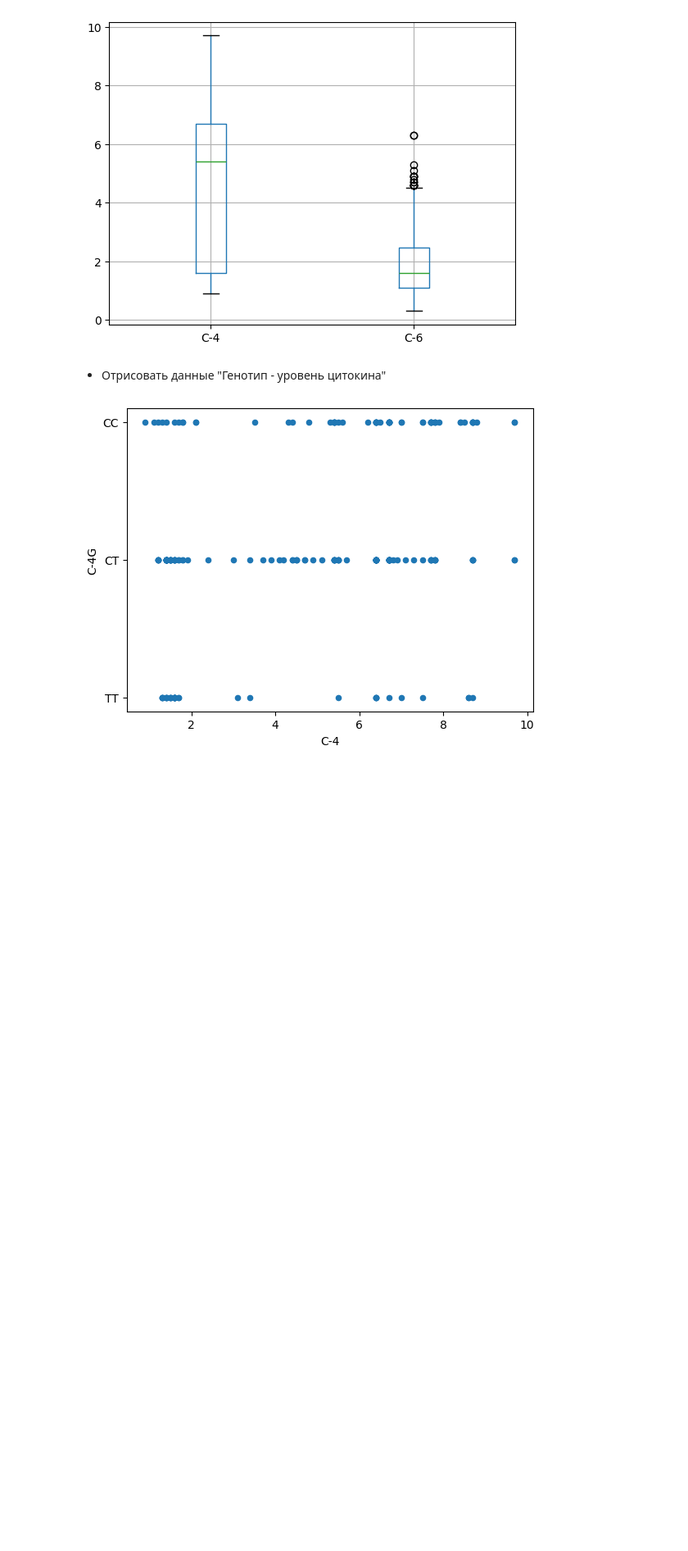
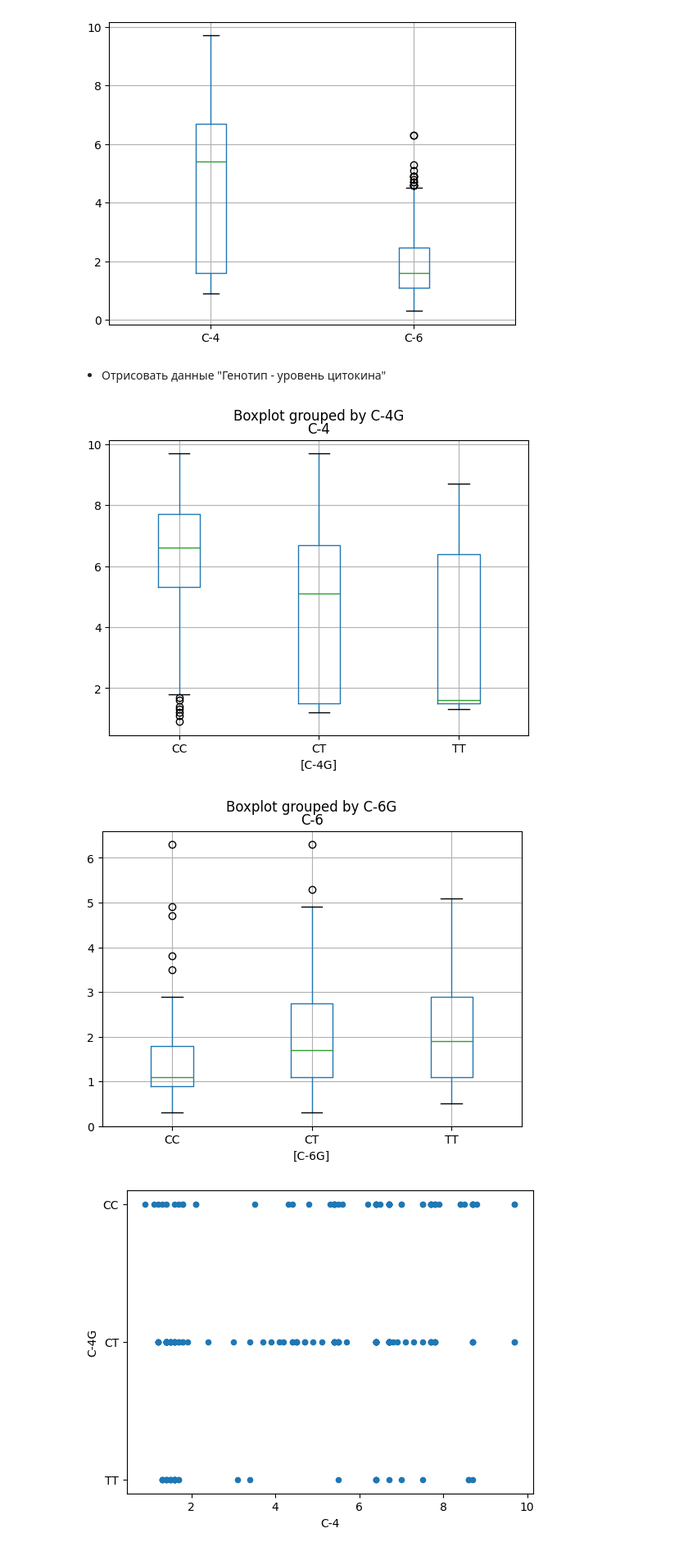
Before and after one commit to Dezzelshipc/CompMath2, a Jupyter notebook: sem1-statistics/prac2/prac.ipynb, the cells around one changed output. Shown: that part at 82% size. Cells and saved outputs as stored; diff of their text form; code cells hidden in the pictures; blank space fills up the shorter version.

```diff
--- a/sem1-statistics/prac2/prac.ipynb
+++ b/sem1-statistics/prac2/prac.ipynb
@@ -143,6 +143,13 @@ plt.show()
 [figure]
 # %% [markdown]
 - Отрисовать данные "Генотип - уровень цитокина"
+# %%
+gens[["C-4", "C-4G"]].boxplot(by="C-4G")
+gens[["C-6", "C-6G"]].boxplot(by="C-6G")
+plt.show()
+# %% [output]
+[figure, added]
+[figure, added]
 # %%
 gens.plot.scatter(x="C-4", y="C-4G")
 gens.plot.scatter(x="C-6", y="C-6G")
```
Also changed, not shown: parts of 7 cells of this notebook, 1 other file.
